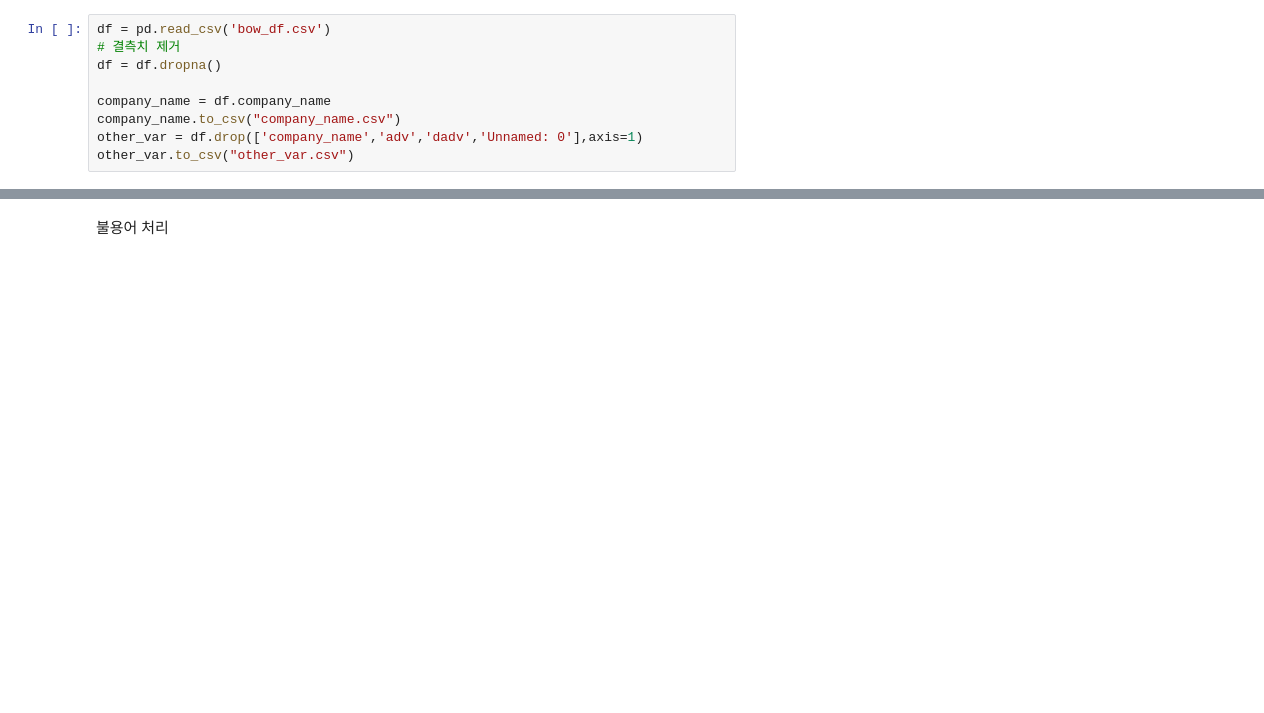
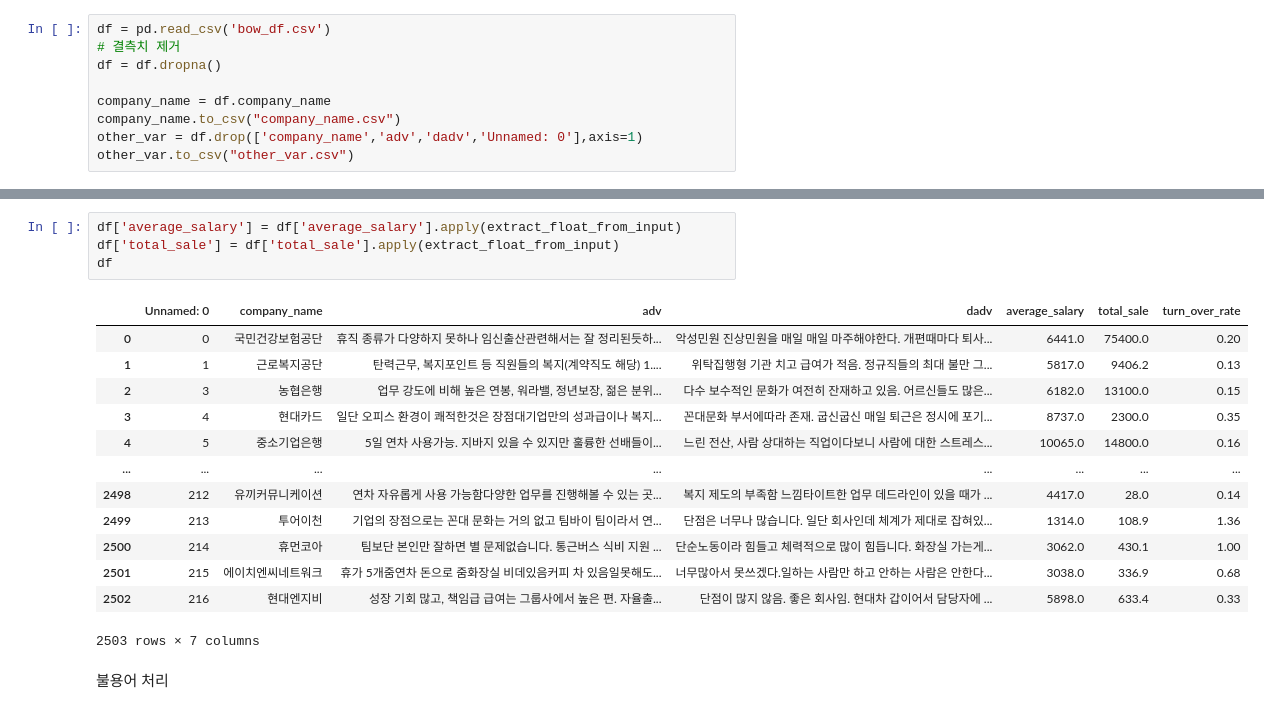
Before and after one commit to Sue-HyeongLee/SCAICO_turnover_rate, a Jupyter notebook: text_preprocessing_BERT.ipynb, the cells around one changed output, grey strips where cells are left out. Cells and saved outputs as stored; diff of their text form; blank space fills up the shorter version.

```diff
--- a/text_preprocessing_BERT.ipynb
+++ b/text_preprocessing_BERT.ipynb
@@ -16,3 +31,21 @@ other_var.to_csv("other_var.csv")
+# %%
+df['average_salary'] = df['average_salary'].apply(extract_float_from_input)
+df['total_sale'] = df['total_sale'].apply(extract_float_from_input)
+df
+# %% [output]
+|  | Unnamed: 0 | company_name | adv | dadv | average_salary | total_sale | turn_over_rate |
+| 0 | 0 | 국민건강보험공단 | 휴직 종류가 다양하지 못하나 임신출산관련해서는 잘 정리된듯하... | 악성민원 진상민원을 매일 매일 마주해야한다. 개편때마다 퇴사... | 6441.0 | 75400.0 | 0.20 |
+| 1 | 1 | 근로복지공단 | 탄력근무, 복지포인트 등 직원들의 복지(계약직도 해당) 1.... | 위탁집행형 기관 치고 급여가 적음. 정규직들의 최대 불만 그... | 5817.0 | 9406.2 | 0.13 |
+| 2 | 3 | 농협은행 | 업무 강도에 비해 높은 연봉, 워라밸, 정년보장, 젊은 분위... | 다수 보수적인 문화가 여전히 잔재하고 있음. 어르신들도 많은... | 6182.0 | 13100.0 | 0.15 |
+| 3 | 4 | 현대카드 | 일단 오피스 환경이 쾌적한것은 장점대기업만의 성과급이나 복지... | 꼰대문화 부서에따라 존재. 굽신굽신 매일 퇴근은 정시에 포기... | 8737.0 | 2300.0 | 0.35 |
+| 4 | 5 | 중소기업은행 | 5일 연차 사용가능. 지바지 있을 수 있지만 훌륭한 선배들이... | 느린 전산, 사람 상대하는 직업이다보니 사람에 대한 스트레스... | 10065.0 | 14800.0 | 0.16 |
+| ... | ... | ... | ... | ... | ... | ... | ... |
+| 2498 | 212 | 유끼커뮤니케이션 | 연차 자유롭게 사용 가능함다양한 업무를 진행해볼 수 있는 곳... | 복지 제도의 부족함 느낌타이트한 업무 데드라인이 있을 때가 ... | 4417.0 | 28.0 | 0.14 |
+| 2499 | 213 | 투어이천 | 기업의 장점으로는 꼰대 문화는 거의 없고 팀바이 팀이라서 연... | 단점은 너무나 많습니다. 일단 회사인데 체계가 제대로 잡혀있... | 1314.0 | 108.9 | 1.36 |
+| 2500 | 214 | 휴먼코아 | 팀보단 본인만 잘하면 별 문제없습니다. 통근버스 식비 지원 ... | 단순노동이라 힘들고 체력적으로 많이 힘듭니다. 화장실 가는게... | 3062.0 | 430.1 | 1.00 |
+| 2501 | 215 | 에이치엔씨네트워크 | 휴가 5개줌연차 돈으로 줌화장실 비데있음커피 차 있음일못해도... | 너무많아서 못쓰겠다.일하는 사람만 하고 안하는 사람은 안한다... | 3038.0 | 336.9 | 0.68 |
+| 2502 | 216 | 현대엔지비 | 성장 기회 많고, 책임급 급여는 그룹사에서 높은 편. 자율출... | 단점이 많지 않음. 좋은 회사임. 현대차 갑이어서 담당자에 ... | 5898.0 | 633.4 | 0.33 |
+2503 rows × 7 columns
 # %% [markdown]
 불용어 처리
 # %%
```
Also changed, not shown: parts of 11 cells of this notebook, 26 other files.
